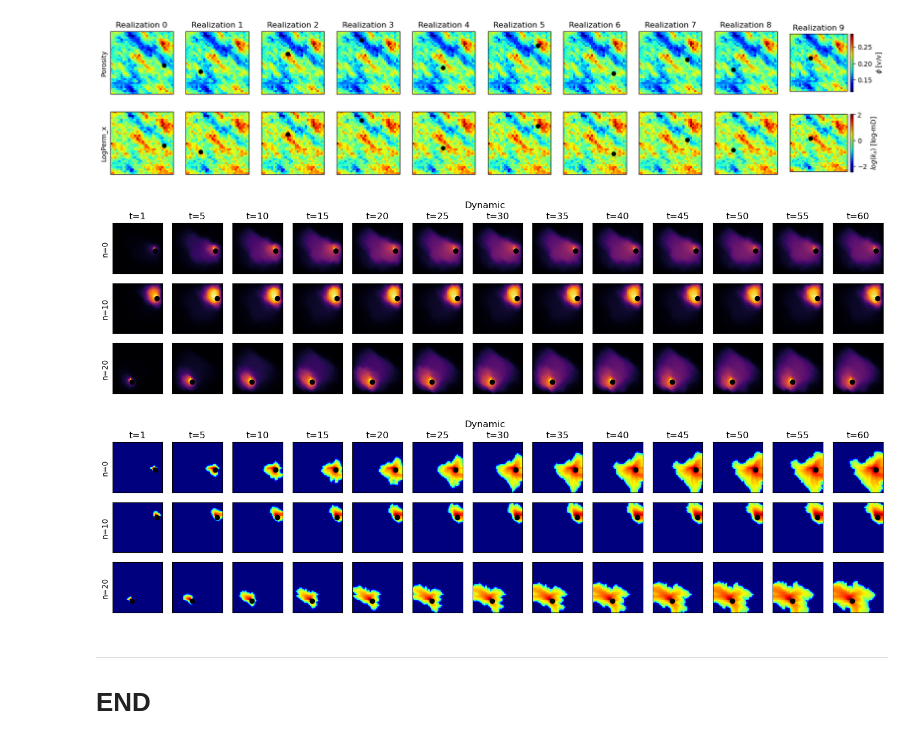
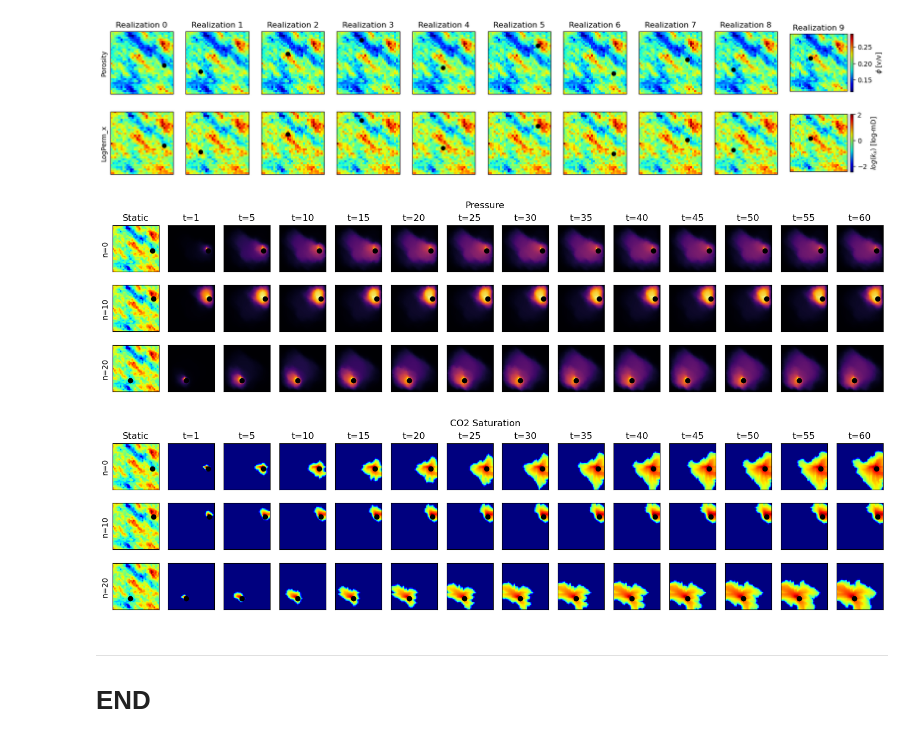
Before and after one commit to misaelmmorales/Placement-Control-Optim-CO2, a Jupyter notebook: CO2_placement_optim.ipynb, the cells around one changed output. Drawn from its saved outputs; the diff is of its cells as text; code cells hidden in the pictures.

```diff
--- a/CO2_placement_optim.ipynb
+++ b/CO2_placement_optim.ipynb
@@ -19,11 +19,11 @@ plot_static(poro, perm, well_locs, 10, figsize=(20,4))
 # %% [output]
 [figure]
 # %%
-plot_dynamic(pressure, well_locs, 3, multiplier=10, cmap='inferno')
-plot_dynamic(saturation, well_locs, 3, multiplier=10, cmap='jet')
+plot_dynamic(pressure, logperm, well_locs, nrows=3, multiplier=10, cmap='inferno', dtitle='Pressure')
+plot_dynamic(saturation, logperm, well_locs, nrows=3, multiplier=10, cmap='jet', dtitle='CO2 Saturation')
 # %% [output]
-[figure, old version]
+[figure, new version]
-[figure, old version]
+[figure, new version]
 # %% [markdown]
 ***
 # END
```
Also changed, not shown: 1 other file.
